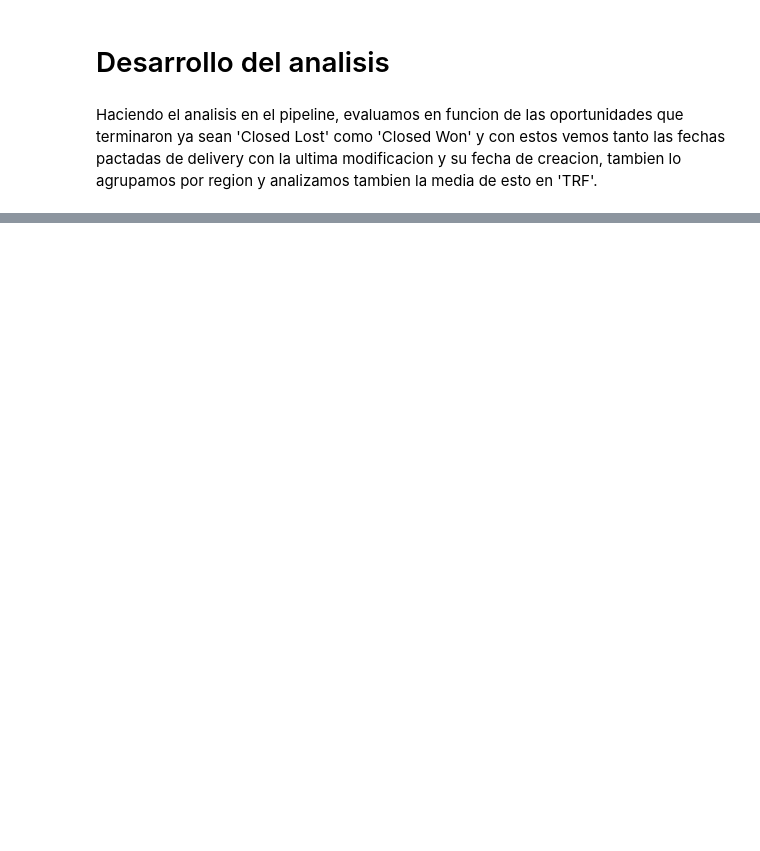
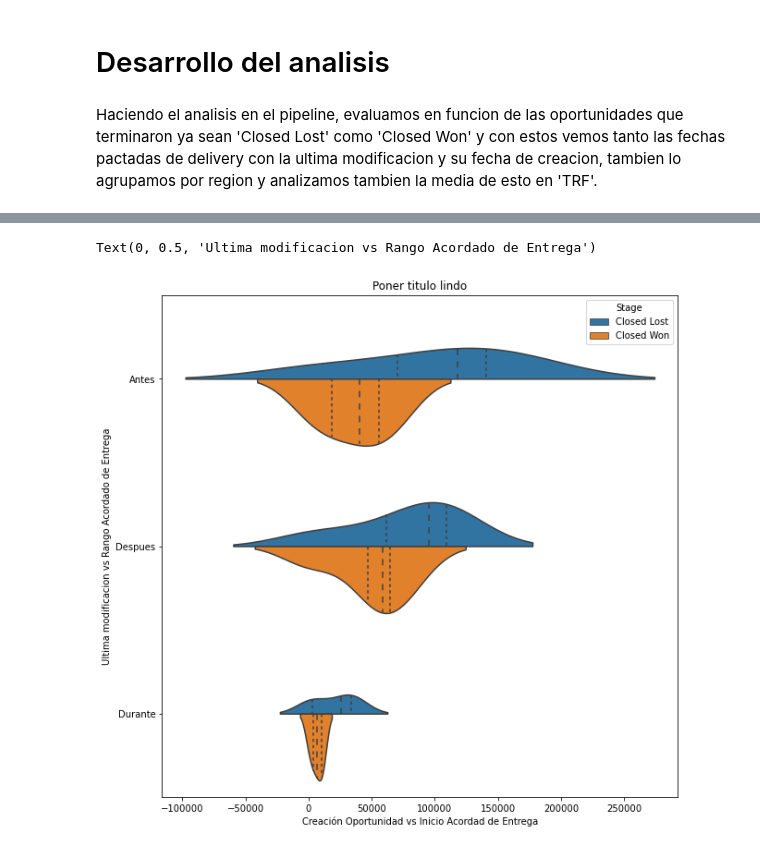
Before and after one commit to RenzoJacinto/TP1-Datos, a Jupyter notebook: visu.ipynb, the cells around one changed output, grey strips where cells are left out. Saved outputs shown, nothing was run; the diff lists cells and outputs as text; code cells hidden in the pictures; blank space fills up the shorter version.

```diff
--- a/visu.ipynb
+++ b/visu.ipynb
@@ -195,0 +199,10 @@ df_fin.groupby(['Stage', 'modified_in_time', 'Region'])\
+# %%
+fig, ax = plt.subplots(figsize = (10, 10))
+plt.title('Poner titulo lindo')
+sns.violinplot( y='modified_in_time', x='time_modified_diff_sum', hue = 'Stage', data=by_region, split=True,  inner="quartile")
+
+ax.set_xlabel('Creación Oportunidad vs Inicio Acordad de Entrega')
+ax.set_ylabel('Ultima modificacion vs Rango Acordado de Entrega')
+# %% [output]
+Text(0, 0.5, 'Ultima modificacion vs Rango Acordado de Entrega')
+[figure, added]
```
Also changed, not shown: parts of 15 cells of this notebook.
